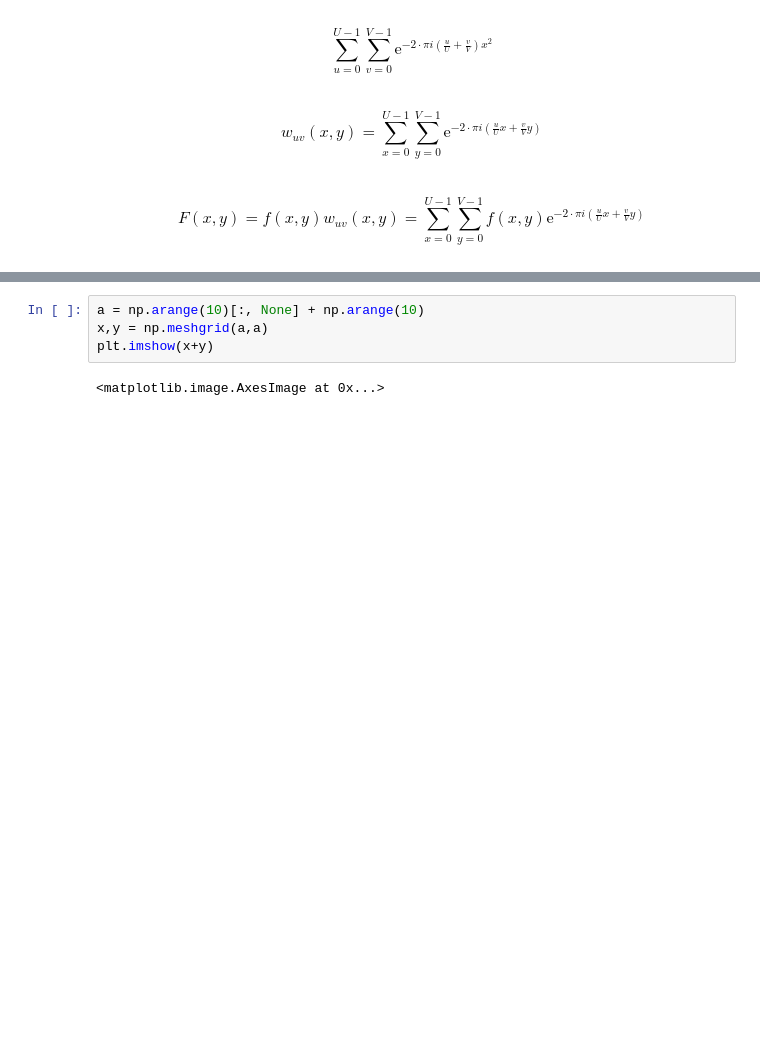
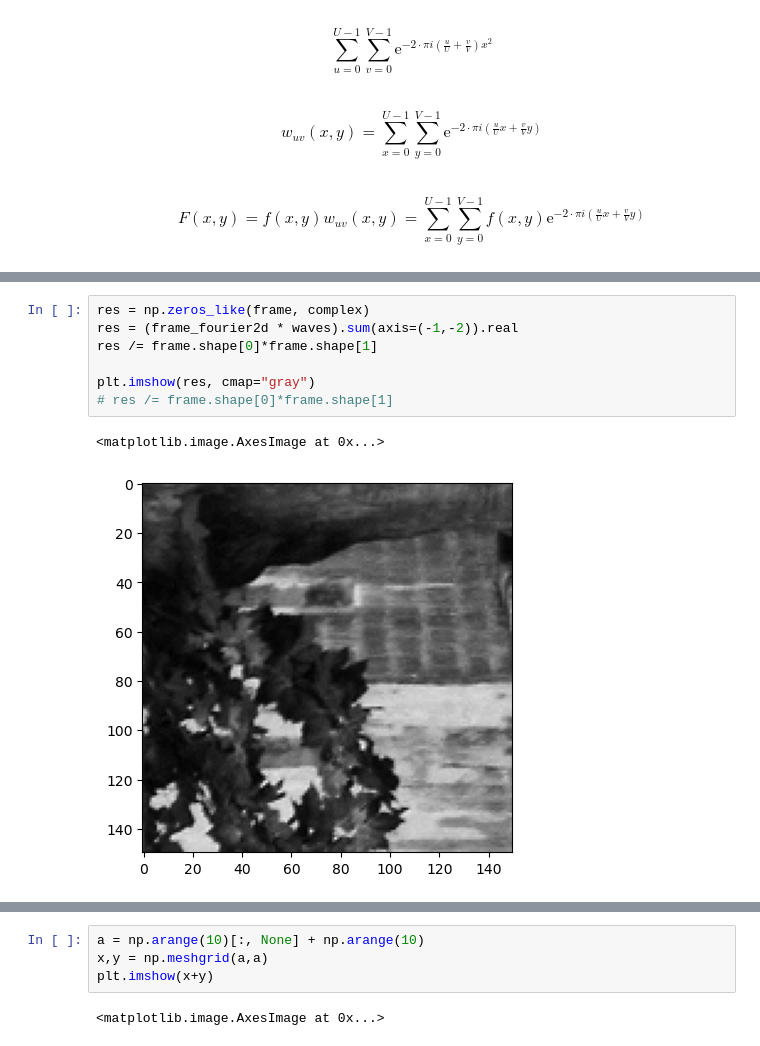
Before and after one commit to Moorboor/ComputerVision, a Jupyter notebook: Homeworks/5/FourierTransform.ipynb, the cells around one changed output, grey strips where cells are left out. Saved outputs shown, nothing was run; the diff lists cells and outputs as text; blank space fills up the shorter version.

```diff
--- a/Homeworks/5/FourierTransform.ipynb
+++ b/Homeworks/5/FourierTransform.ipynb
@@ -242,0 +220,10 @@ Text(0.5, 1.0, 'Reconstructed')
+# %%
+res = np.zeros_like(frame, complex)
+res = (frame_fourier2d * waves).sum(axis=(-1,-2)).real
+res /= frame.shape[0]*frame.shape[1]
+
+plt.imshow(res, cmap="gray")
+# res /= frame.shape[0]*frame.shape[1]
+# %% [output]
+<matplotlib.image.AxesImage at 0x...>
+[figure, added]
```
Also changed, not shown: parts of 7 cells of this notebook, 10 other files.
